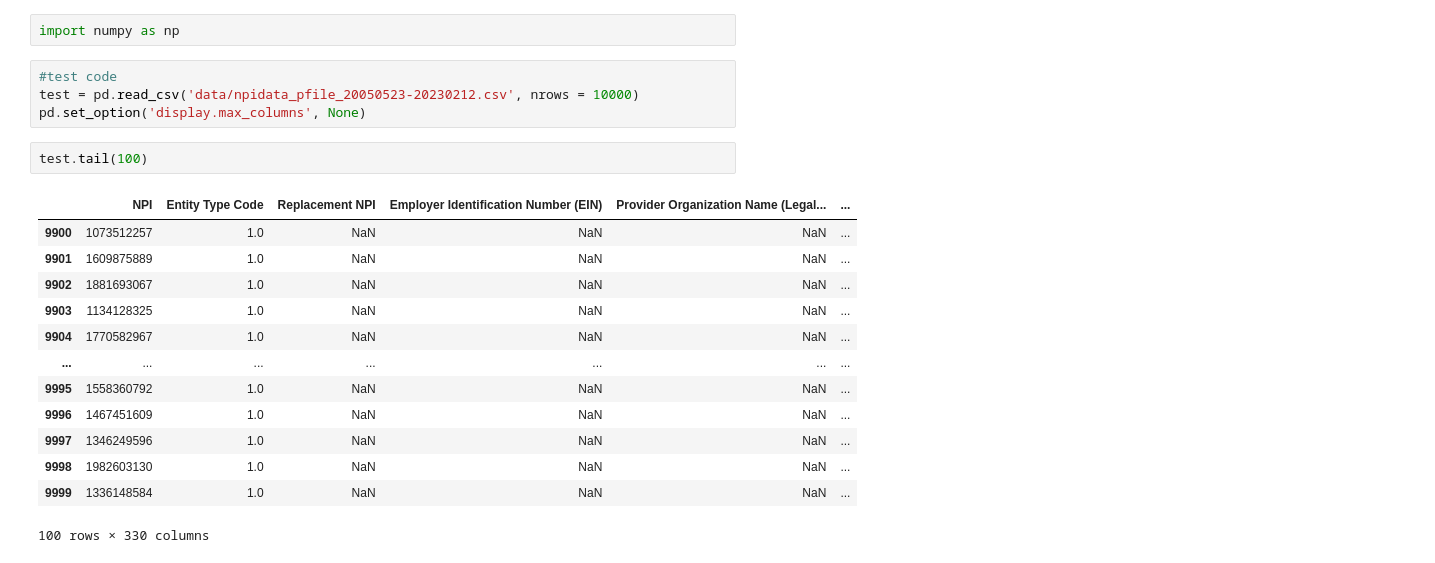
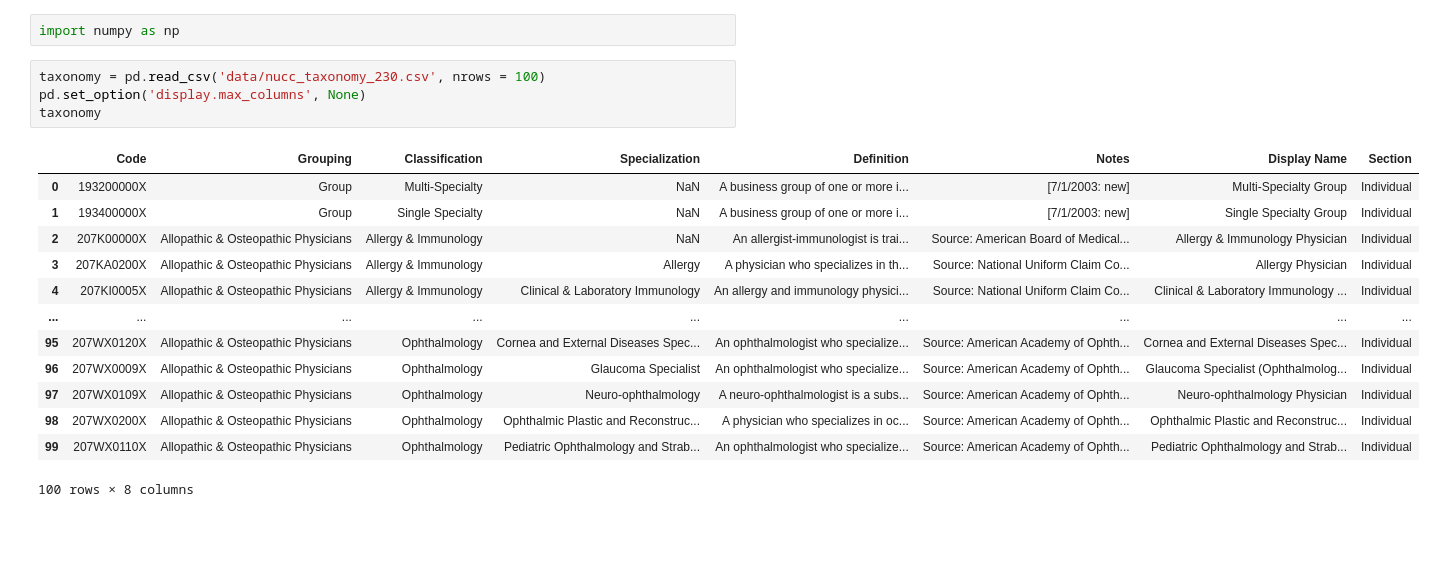
Before and after one commit to nss-data-science-cohort-6/hop_team-team-zeppelin, a Jupyter notebook: Hop_Teaming_Analysis_Bua.ipynb, the cells around one changed output. Drawn from its saved outputs; the diff is of its cells as text; blank space fills up the shorter version.

```diff
--- a/Hop_Teaming_Analysis_Bua.ipynb
+++ b/Hop_Teaming_Analysis_Bua.ipynb
@@ -74,22 +132,20 @@ SyntaxError: invalid syntax (2908044065.py, line 19)
 # %%
 import numpy as np
 # %%
-#test code
-test = pd.read_csv('data/npidata_pfile_20050523-20230212.csv', nrows = 10000)
+taxonomy = pd.read_csv('data/nucc_taxonomy_230.csv', nrows = 100)
 pd.set_option('display.max_columns', None)
+taxonomy
+# %% [output]
+|  | Code | Grouping | Classification | Specialization | Definition | Notes | Display Name | Section |
+| 0 | 193200000X | Group | Multi-Specialty | NaN | A business group of one or more i... | [7/1/2003: new] | Multi-Specialty Group | Individual |
+| 1 | 193400000X | Group | Single Specialty | NaN | A business group of one or more i... | [7/1/2003: new] | Single Specialty Group | Individual |
+| 2 | 207K00000X | Allopathic & Osteopathic Physicians | Allergy & Immunology | NaN | An allergist-immunologist is trai... | Source: American Board of Medical... | Allergy & Immunology Physician | Individual |
+| 3 | 207KA0200X | Allopathic & Osteopathic Physicians | Allergy & Immunology | Allergy | A physician who specializes in th... | Source: National Uniform Claim Co... | Allergy Physician | Individual |
+| 4 | 207KI0005X | Allopathic & Osteopathic Physicians | Allergy & Immunology | Clinical & Laboratory Immunology | An allergy and immunology physici... | Source: National Uniform Claim Co... | Clinical & Laboratory Immunology ... | Individual |
+| ... | ... | ... | ... | ... | ... | ... | ... | ... |
+| 95 | 207WX0120X | Allopathic & Osteopathic Physicians | Ophthalmology | Cornea and External Diseases Spec... | An ophthalmologist who specialize... | Source: American Academy of Ophth... | Cornea and External Diseases Spec... | Individual |
+| 96 | 207WX0009X | Allopathic & Osteopathic Physicians | Ophthalmology | Glaucoma Specialist | An ophthalmologist who specialize... | Source: American Academy of Ophth... | Glaucoma Specialist (Ophthalmolog... | Individual |
+| 97 | 207WX0109X | Allopathic & Osteopathic Physicians | Ophthalmology | Neuro-ophthalmology | A neuro-ophthalmologist is a subs... | Source: American Academy of Ophth... | Neuro-ophthalmology Physician | Individual |
+| 98 | 207WX0200X | Allopathic & Osteopathic Physicians | Ophthalmology | Ophthalmic Plastic and Reconstruc... | A physician who specializes in oc... | Source: American Academy of Ophth... | Ophthalmic Plastic and Reconstruc... | Individual |
+| 99 | 207WX0110X | Allopathic & Osteopathic Physicians | Ophthalmology | Pediatric Ophthalmology and Strab... | An ophthalmologist who specialize... | Source: American Academy of Ophth... | Pediatric Ophthalmology and Strab... | Individual |
+100 rows × 8 columns
-# %%
-test.tail(100)
-# %% [output]
-|  | NPI | Entity Type Code | Replacement NPI | Employer Identification Number (EIN) | Provider Organization Name (Legal... | ... |
-| 9900 | 1073512257 | 1.0 | NaN | NaN | NaN | ... |
-| 9901 | 1609875889 | 1.0 | NaN | NaN | NaN | ... |
-| 9902 | 1881693067 | 1.0 | NaN | NaN | NaN | ... |
-| 9903 | 1134128325 | 1.0 | NaN | NaN | NaN | ... |
-| 9904 | 1770582967 | 1.0 | NaN | NaN | NaN | ... |
-| ... | ... | ... | ... | ... | ... | ... |
-| 9995 | 1558360792 | 1.0 | NaN | NaN | NaN | ... |
-| 9996 | 1467451609 | 1.0 | NaN | NaN | NaN | ... |
-| 9997 | 1346249596 | 1.0 | NaN | NaN | NaN | ... |
-| 9998 | 1982603130 | 1.0 | NaN | NaN | NaN | ... |
-| 9999 | 1336148584 | 1.0 | NaN | NaN | NaN | ... |
-100 rows × 330 columns
```
Also changed, not shown: parts of 19 cells of this notebook.
